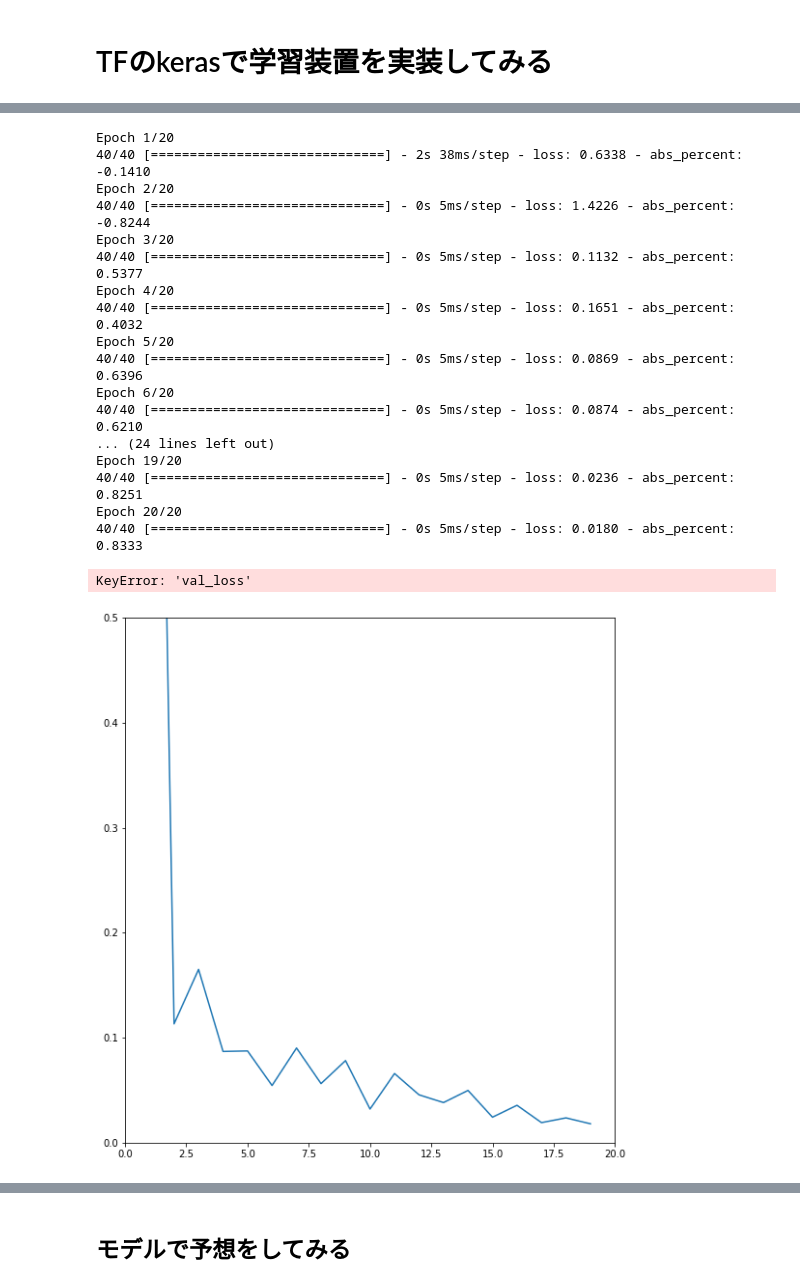
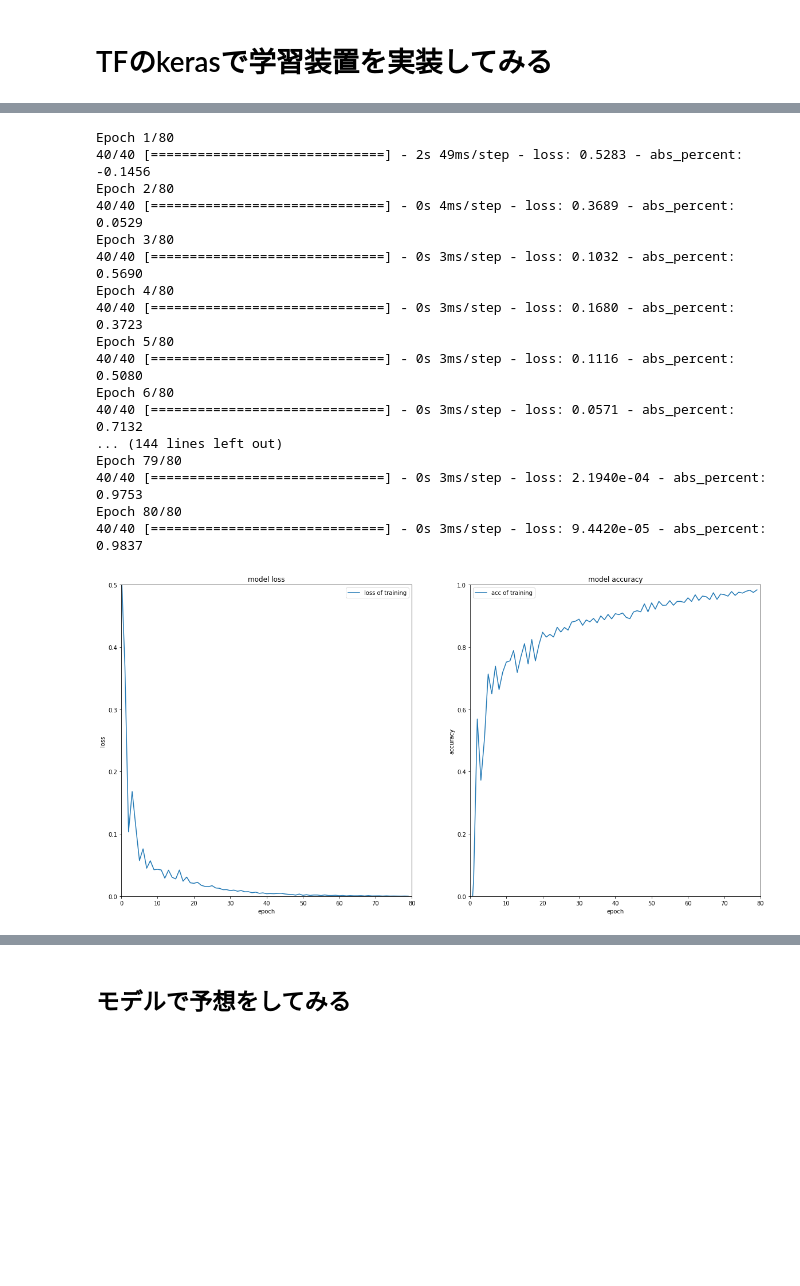
Before and after one commit to ac-yasushi/measure_temp_Tfal, a Jupyter notebook: data_analysis_by_keras_Sequential.ipynb, the cells around one changed output, grey strips where cells are left out. Saved outputs shown, nothing was run; the diff lists cells and outputs as text; code cells hidden in the pictures; blank space fills up the shorter version.

```diff
--- a/data_analysis_by_keras_Sequential.ipynb
+++ b/data_analysis_by_keras_Sequential.ipynb
@@ -84,7 +84,6 @@ print(prediciton_sound_data)
 model=keras.Sequential([
     keras.layers.Dense(4096, activation=tf.nn.relu, input_dim=4096),
     keras.layers.Dense(512, activation=tf.nn.relu),
-    keras.layers.Dropout(0.1),
     keras.layers.Dense(128, activation=tf.nn.relu),
     keras.layers.Dense(10, activation=tf.nn.relu),
     keras.layers.Dense(1)
@@ -123,54 +120,59 @@ Non-trainable params: 0
 _________________________________________________________________
 None
 # %%
-epochs=20
+epochs=80
 
 fit=model.fit(sound_data, temp_data, epochs=epochs, callbacks=None, validation_split=0)
 
 
 plt.figure(figsize=(20,10))
 
 plt.subplot(1, 2, 1)
 plt.xlim(0,epochs)
 plt.ylim(0, 0.5)
 plt.plot(fit.history['loss'], label="loss of training")
-plt.plot(fit.history['val_loss'], label="loss of validation")
+try:
+    plt.plot(fit.history['val_loss'], label="loss of validation")
+except:
+    pass
 plt.title("model loss")
 plt.xlabel("epoch")
 plt.ylabel("loss")
 plt.legend()
 
 plt.subplot(1, 2, 2)
 plt.xlim(0,epochs)
 plt.ylim(0, 1)
 plt.plot(fit.history['abs_percent'], label="acc of training")
-plt.plot(fit.history['val_abs_percent'], label="acc of validation")
+try:
+    plt.plot(fit.history['val_abs_percent'], label="acc of validation")
+except:
+    pass
 plt.title("model accuracy")
 plt.xlabel("epoch")
 plt.ylabel("accuracy")
 plt.legend()
 
 plt.show()
 # %% [output]
-Epoch 1/20
-40/40 [==============================] - 2s 38ms/step - loss: 0.6338 - abs_percent: -0.1410
-Epoch 2/20
-40/40 [==============================] - 0s 5ms/step - loss: 1.4226 - abs_percent: -0.8244
-Epoch 3/20
-40/40 [==============================] - 0s 5ms/step - loss: 0.1132 - abs_percent: 0.5377
-Epoch 4/20
-40/40 [==============================] - 0s 5ms/step - loss: 0.1651 - abs_percent: 0.4032
-Epoch 5/20
-40/40 [==============================] - 0s 5ms/step - loss: 0.0869 - abs_percent: 0.6396
-Epoch 6/20
-40/40 [==============================] - 0s 5ms/step - loss: 0.0874 - abs_percent: 0.6210
-... (24 lines left out)
-Epoch 19/20
-40/40 [==============================] - 0s 5ms/step - loss: 0.0236 - abs_percent: 0.8251
-Epoch 20/20
-40/40 [==============================] - 0s 5ms/step - loss: 0.0180 - abs_percent: 0.8333
+Epoch 1/80
+40/40 [==============================] - 2s 49ms/step - loss: 0.5283 - abs_percent: -0.1456
+Epoch 2/80
+40/40 [==============================] - 0s 4ms/step - loss: 0.3689 - abs_percent: 0.0529
+Epoch 3/80
+40/40 [==============================] - 0s 3ms/step - loss: 0.1032 - abs_percent: 0.5690
+Epoch 4/80
+40/40 [==============================] - 0s 3ms/step - loss: 0.1680 - abs_percent: 0.3723
+Epoch 5/80
+40/40 [==============================] - 0s 3ms/step - loss: 0.1116 - abs_percent: 0.5080
+Epoch 6/80
+40/40 [==============================] - 0s 3ms/step - loss: 0.0571 - abs_percent: 0.7132
+... (144 lines left out)
+Epoch 79/80
+40/40 [==============================] - 0s 3ms/step - loss: 2.1940e-04 - abs_percent: 0.9753
+Epoch 80/80
+40/40 [==============================] - 0s 3ms/step - loss: 9.4420e-05 - abs_percent: 0.9837
-KeyError: 'val_loss'
-[figure, old version]
+[figure, new version]
 # %%
 test_loss, test_acc = model.evaluate(sound_data, temp_data)
 
```
Also changed, not shown: parts of 7 cells of this notebook, 2 other files.
